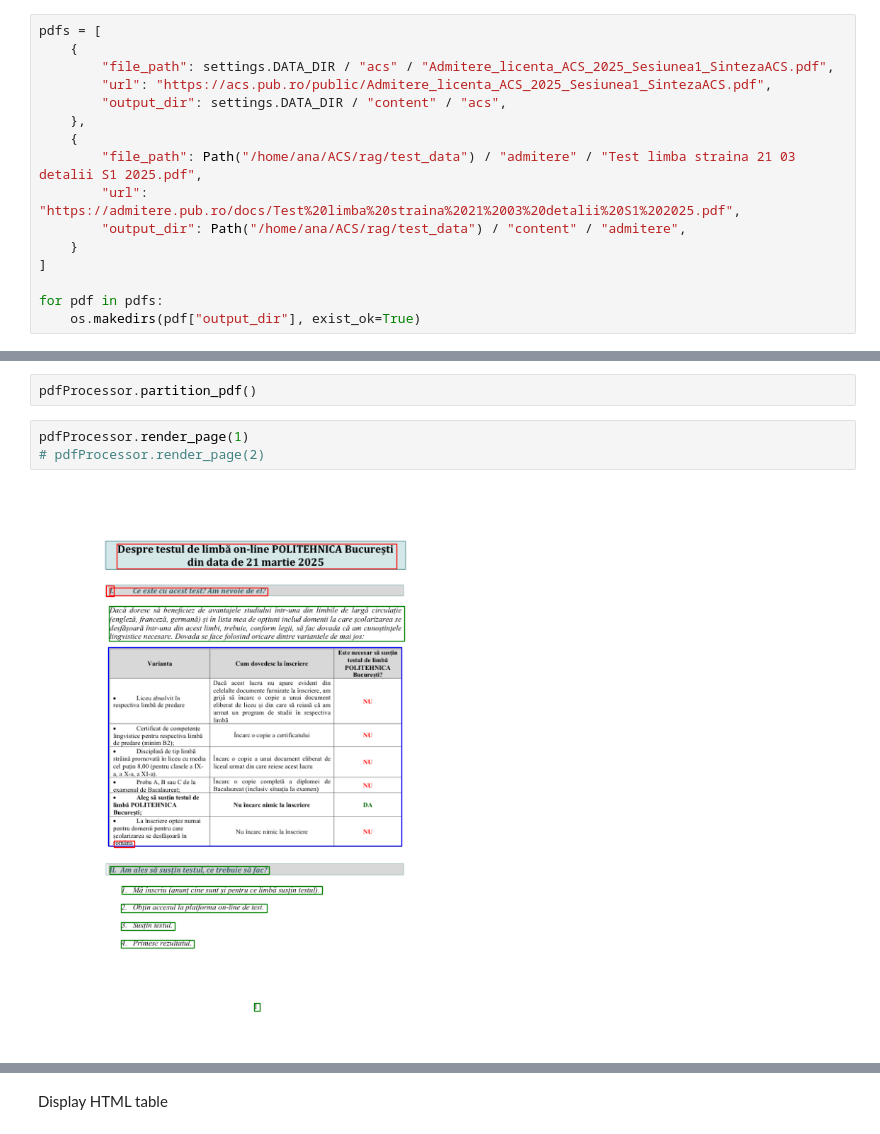
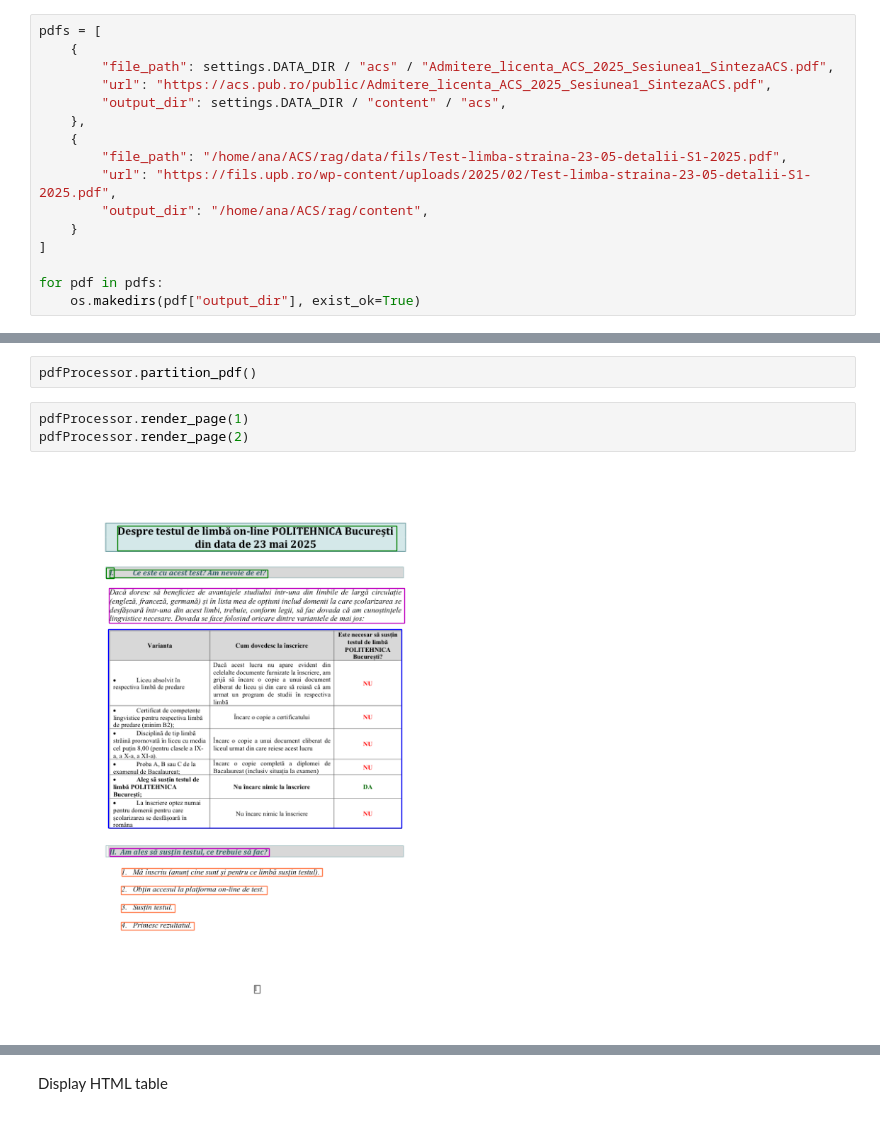
Before and after one commit to anatoad/RAG, a Jupyter notebook: notebooks/unstructured.ipynb, the cells around one changed output, grey strips where cells are left out. Drawn from its saved outputs; the diff is of its cells as text.

Commit message:
Added unstructured yolox example visualisation
Signed-off-by: Ana-Maria Toader <ana_maria.toader02@stud.acs.upb.ro>

```diff
--- a/notebooks/unstructured.ipynb
+++ b/notebooks/unstructured.ipynb
@@ -37,9 +37,9 @@ pdfs = [
         "output_dir": settings.DATA_DIR / "content" / "acs",
     },
     {
-        "file_path": Path("/home/ana/ACS/rag/test_data") / "admitere" / "Test limba straina 21 03 detalii S1 2025.pdf",
-        "url": "https://admitere.pub.ro/docs/Test%20limba%20straina%2021%2003%20detalii%20S1%202025.pdf",
-        "output_dir": Path("/home/ana/ACS/rag/test_data") / "content" / "admitere",
+        "file_path": "/home/ana/ACS/rag/data/fils/Test-limba-straina-23-05-detalii-S1-2025.pdf",
+        "url": "https://fils.upb.ro/wp-content/uploads/2025/02/Test-limba-straina-23-05-detalii-S1-2025.pdf",
+        "output_dir": "/home/ana/ACS/rag/content",
     }
 ]
 
@@ -63,6 +58,6 @@ Use langchain unstructured to extract structured content from pdf: text, tables
 pdfProcessor.partition_pdf()
 # %%
 pdfProcessor.render_page(1)
-# pdfProcessor.render_page(2)
+pdfProcessor.render_page(2)
 # %% [output]
-[figure, old version]
+[figure, new version]
```
Also changed, not shown: parts of 6 cells of this notebook, 4 other files.
